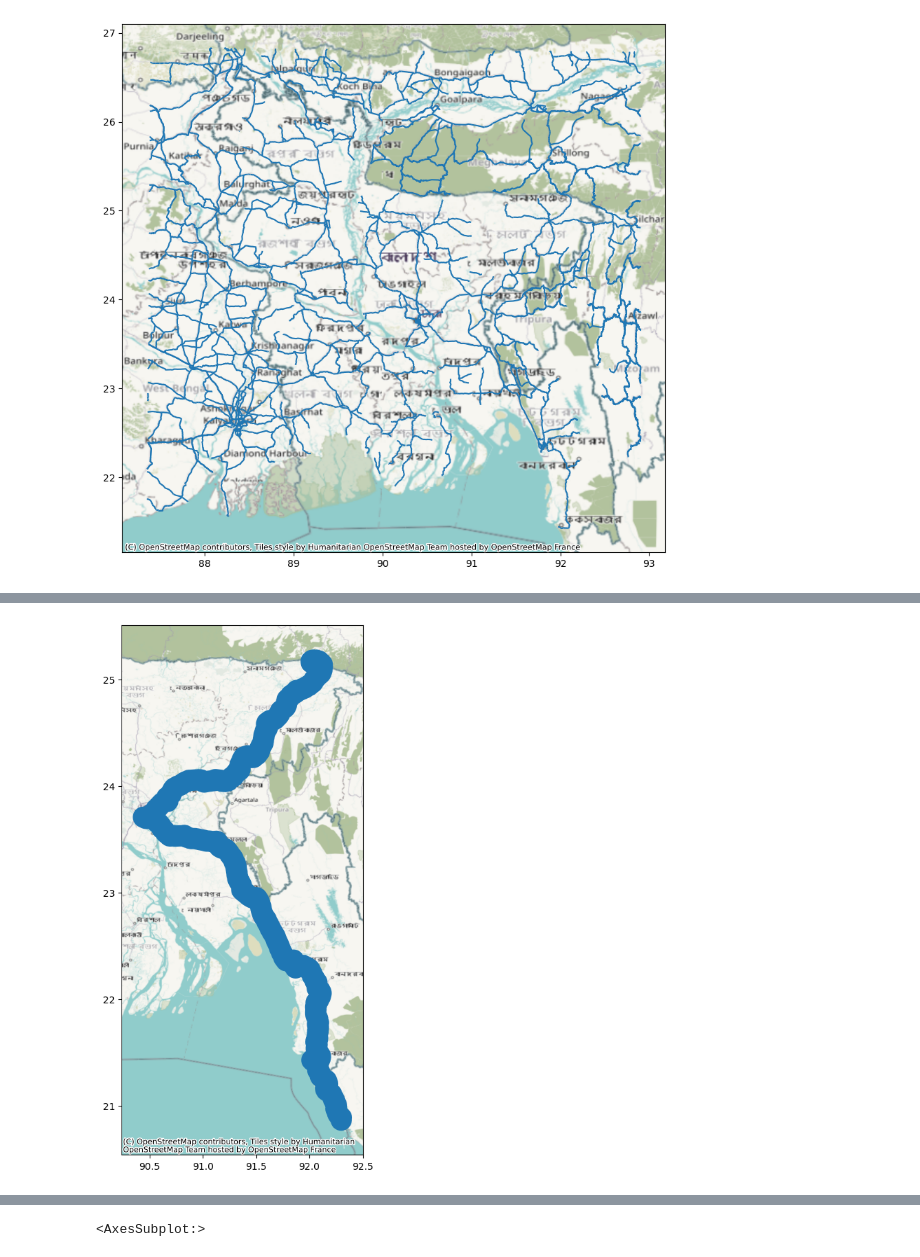
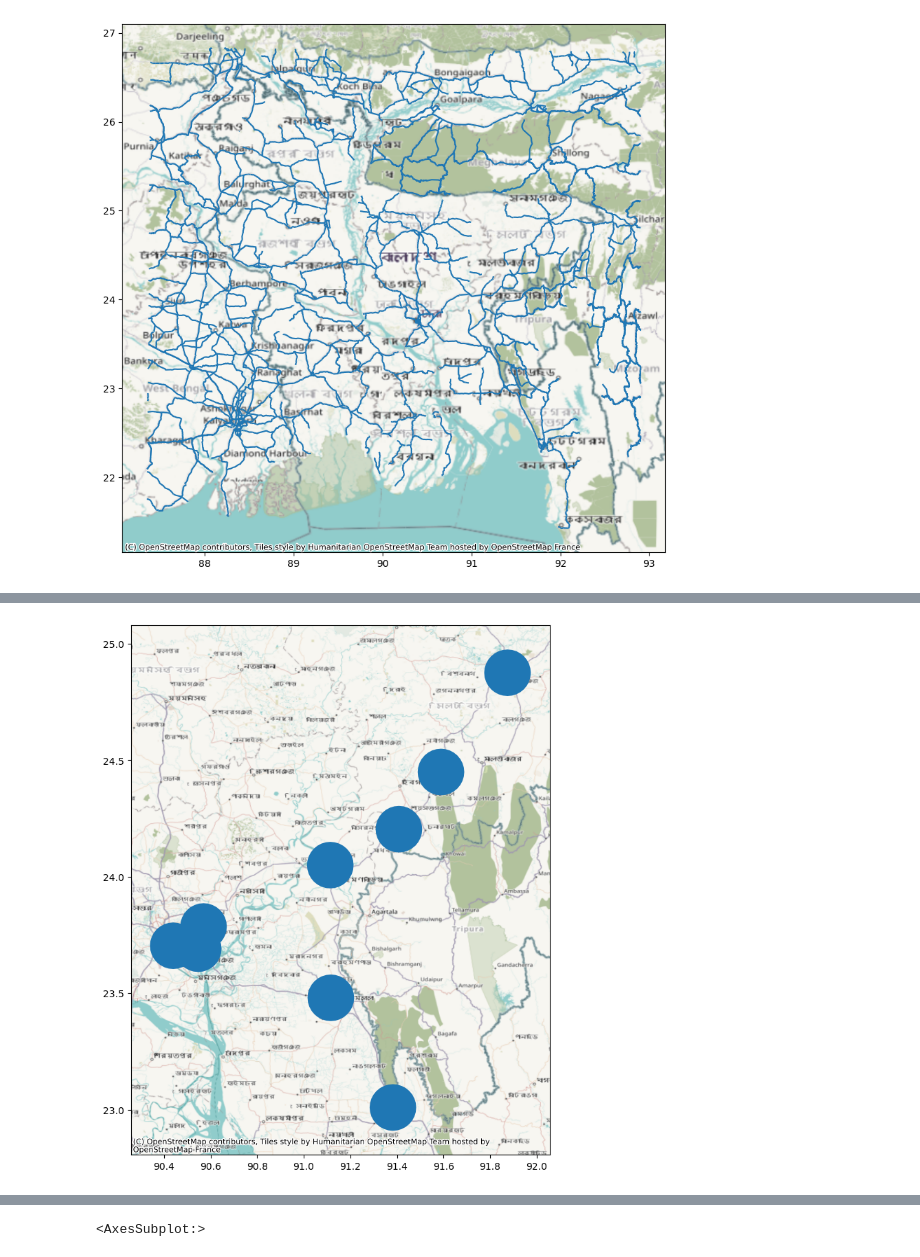
Before and after one commit to mlmoleman/EPA133a-G07-A3, a Jupyter notebook: model/Bonus_assignment.ipynb, the cells around one changed output, grey strips where cells are left out. Cells and saved outputs as stored; diff of their text form; code cells hidden in the pictures.

```diff
--- a/model/Bonus_assignment.ipynb
+++ b/model/Bonus_assignment.ipynb
@@ -47,11 +59,6 @@ for name in ["N1","N2"]:
 # %%
 main_folder_path =os.path.normpath(os.getcwd() + os.sep + os.pardir)
-df_sections = pd.read_csv(main_folder_path + "\\data\\intersections.csv")
-df_sections = gpd.GeoDataFrame(df_sections, geometry=gpd.points_from_xy(df_sections.lon, df_sections.lat), crs="EPSG:4326")
-df_sections_11=df_sections.head(11)
+df_sections = pd.read_csv(main_folder_path + "\\data\\intersections_BONUS.csv")#pd.read_csv(main_folder_path + "\\data\\intersections_BONUS.csv")
+df_sections["geometry"]=df_sections["0"].apply(wkt.loads)
+df_sections = gpd.GeoDataFrame(df_sections,geometry="geometry", crs="EPSG:4326").drop(columns="0")
+# df_sections
-# %%
-fig, ax = plt.subplots(1,1,figsize=(10,10))
-# gpd.GeoSeries(lines,crs="4326").plot(ax=ax)
-df_sections.plot(ax=ax)
-df_sections_11.plot(ax=ax,color="red")
-cx.add_basemap(ax=ax,crs="EPSG:4326")
@@ -62,6 +65,12 @@ df_secties
+# %%
+from shapely import buffer
+points = []
+for point in df_sections["geometry"]:
+    point = buffer(point,0.1)
+    points.append(point)
 # %%
 fig, ax = plt.subplots(1,1,figsize=(10,10))
-gpd.GeoSeries(lines,crs="4326").plot(ax=ax)
+gpd.GeoSeries(points,crs="4326").plot(ax=ax)
 cx.add_basemap(ax=ax,crs="EPSG:4326")
 # %% [output]
-[figure, old version]
+[figure, new version]
```
Also changed, not shown: parts of 37 cells of this notebook, 6 other files.
